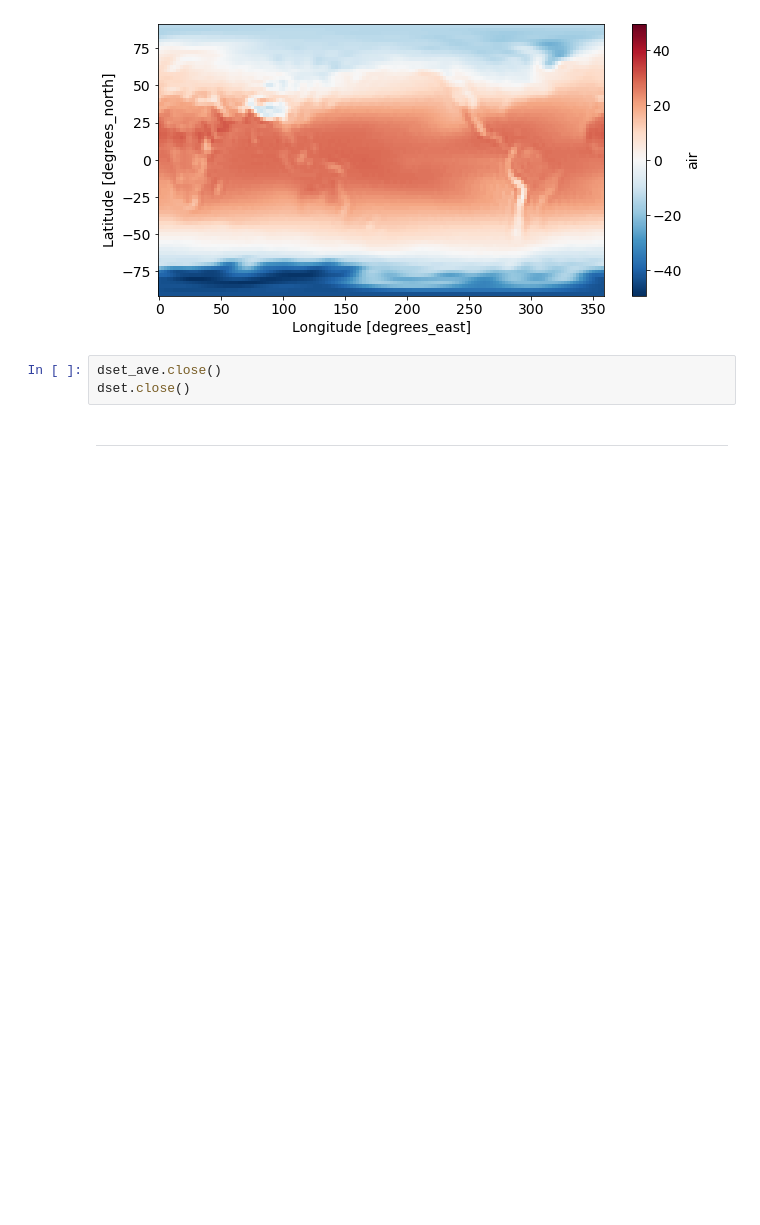
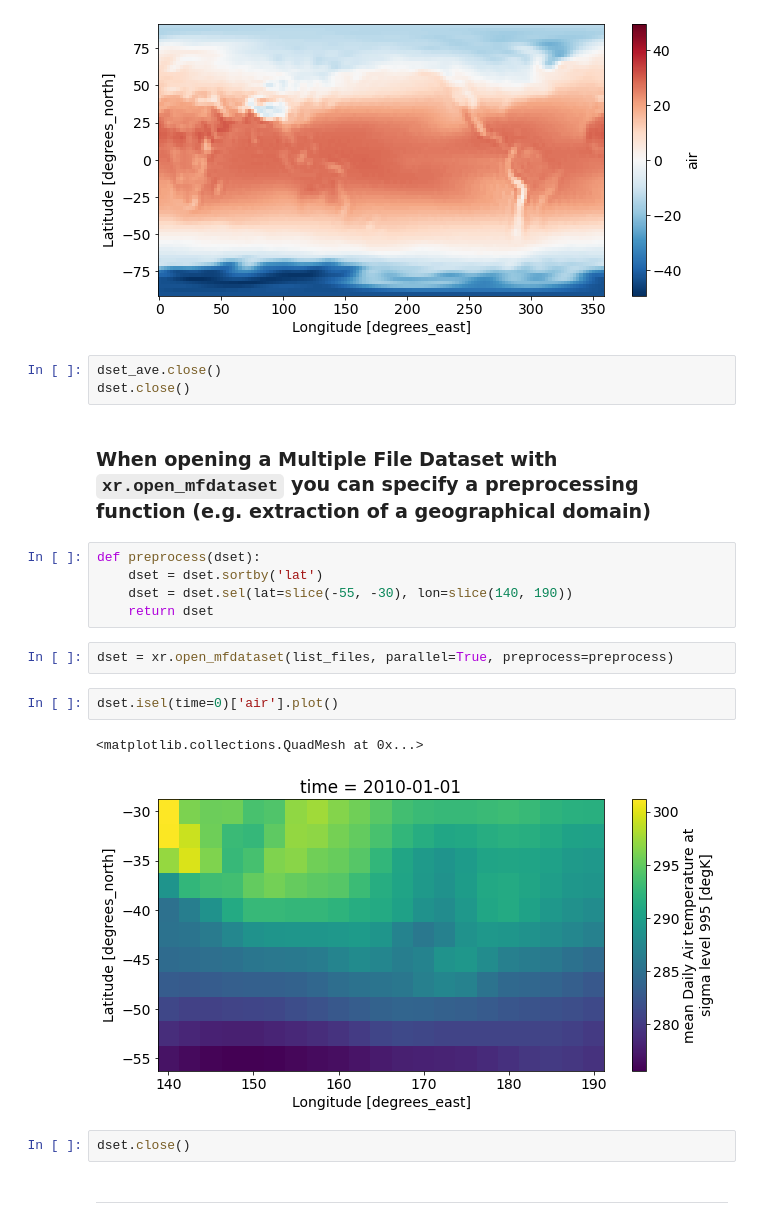
Before and after one commit to nicolasfauchereau/climate_data_analytics, a Jupyter notebook: notebooks/reanalyses.ipynb, the cells around one changed output. Cells and saved outputs as stored; diff of their text form; blank space fills up the shorter version.

```diff
--- a/notebooks/reanalyses.ipynb
+++ b/notebooks/reanalyses.ipynb
@@ -205,6 +185,22 @@ dset_ave['air'].plot()
 # %%
 dset_ave.close()
 dset.close()
+# %% [markdown]
+### When opening a Multiple File Dataset with `xr.open_mfdataset` you can specify a preprocessing function (e.g. extraction of a geographical domain)
+# %%
+def preprocess(dset):
+    dset = dset.sortby('lat')
+    dset = dset.sel(lat=slice(-55, -30), lon=slice(140, 190))
+    return dset
+# %%
+dset = xr.open_mfdataset(list_files, parallel=True, preprocess=preprocess)
+# %%
+dset.isel(time=0)['air'].plot()
+# %% [output]
+<matplotlib.collections.QuadMesh at 0x...>
+[figure, added]
+# %%
+dset.close()
 # %% [markdown]
 -----
 # %% [markdown]
```
Also changed, not shown: parts of 5 cells of this notebook, 4 other files.
